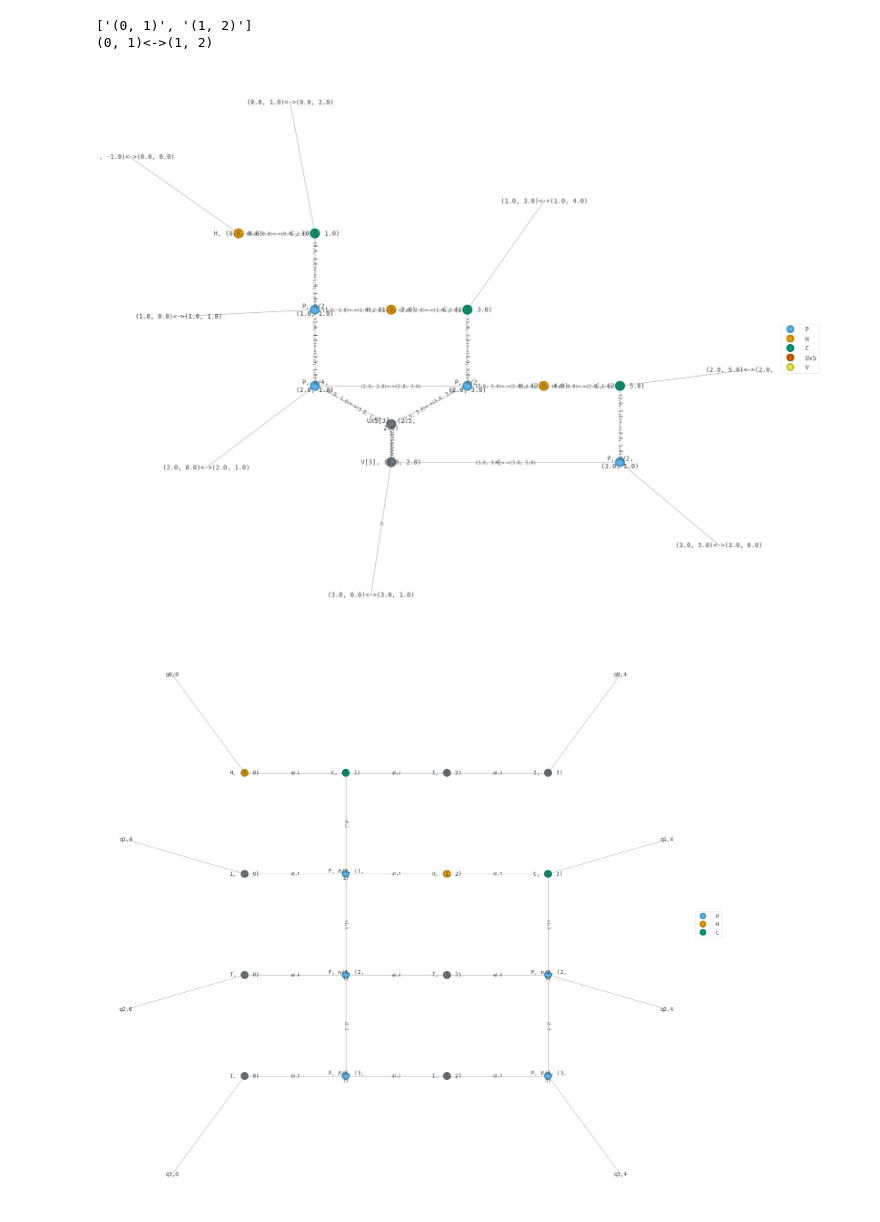
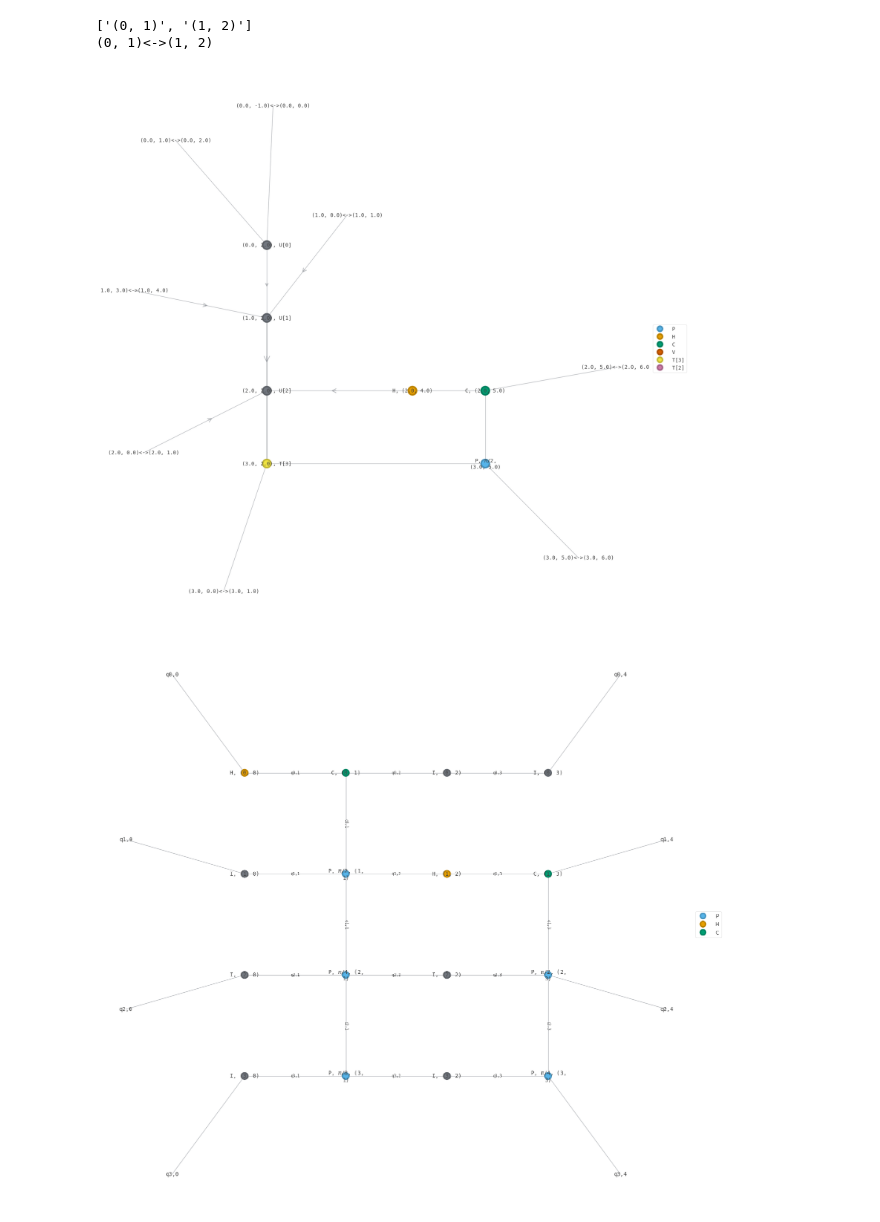
Before and after one commit to the-iron-ryan/MPO_QFT, a Jupyter notebook: QFT_MPO.ipynb, the cells around one changed output. Cells and saved outputs as stored; diff of their text form; code cells hidden in the pictures.

Commit message:
Working zip up and zip down

```diff
--- a/QFT_MPO.ipynb
+++ b/QFT_MPO.ipynb
@@ -135,7 +135,7 @@ class TensorHelpers:
         '''
         indices = []
         for i in tensor.inds:
-            indices.append(Index(i))
+            indices.append(i)
         return indices
 
     @classmethod
@@ -569,10 +616,11 @@ class QFT:
 # %%
 QFT_MPO = QFT(4)
 QFT_MPO.create_circuit()
 QFT_MPO.zip_up(-1)
+QFT_MPO.zip_down(-1)
 QFT_MPO.draw()
 # %% [output]
-[figure, old version]
+[figure, new version]
 # %%
 def getQ(row, col):
     return f'q{row},{col}'
```
Also changed, not shown: parts of 1 cell of this notebook.
